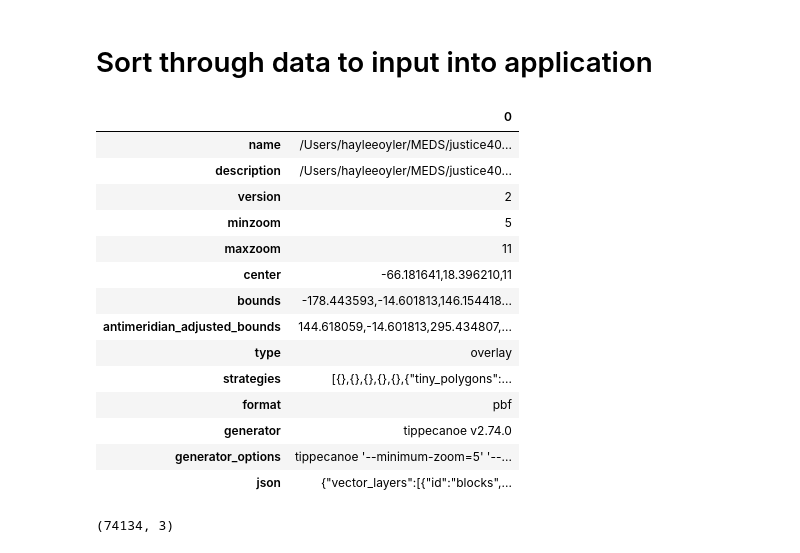
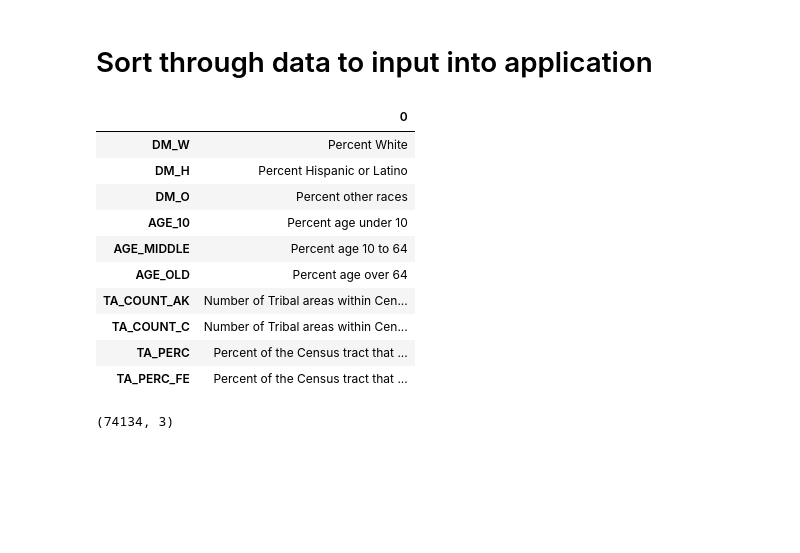
Before and after one commit to Justice40-MEDS/data-exploration, a Jupyter notebook: docs/dataahhhh.ipynb, the cells around one changed output. Drawn from its saved outputs; the diff is of its cells as text; code cells hidden in the pictures; blank space fills up the shorter version.

```diff
--- a/docs/dataahhhh.ipynb
+++ b/docs/dataahhhh.ipynb
@@ -35,36 +35,38 @@ usa = pd.read_csv(os.path.join(score_dir, 'csv', 'full', 'usa.csv'))
 tile_usa = pd.read_csv(os.path.join(score_dir, 'csv', 'tiles', 'usa.csv'))
 # %%
 import json
+# score_dir = '/capstone/justice40/haylees-version-j40/j40-cejst-2/data/data-pipeline/data_pipeline/data/score'
+# score_dir = '~/MEDS/justice40/j40-cejst-2/data/data-pipeline/data_pipeline/data/score'
+# /Users/hayleeoyler/MEDS/justice40/j40-cejst-2/data/data-pipeline/data_pipeline/data/score/csv/tiles/tile_indexes.json
 
-with open(os.path.join(score_dir, 'csv', 'tiles', 'tile_indexes.json')) as f:
+
+with open('/Users/hayleeoyler/MEDS/justice40/j40-cejst-2/data/data-pipeline/data_pipeline/data/score/csv/tiles/tile_indexes.json') as f:
     tile_index = json.load(f)
 tile_index = pd.DataFrame.from_dict(tile_index, orient='index')
 
 
-with open(os.path.join(score_dir, 'tiles', 'high', 'metadata.json')) as f:
-    tiles_high = json.load(f)
-tiles_high = pd.DataFrame.from_dict(tiles_high, orient='index')
+# with open(os.path.join(score_dir, 'tiles', 'high', 'metadata.json')) as f:
+#     tiles_high = json.load(f)
+# tiles_high = pd.DataFrame.from_dict(tiles_high, orient='index')
 
 
-with open(os.path.join(score_dir, 'tiles', 'low', 'metadata.json')) as f:
-    tiles_low = json.load(f)
-tiles_low = pd.DataFrame.from_dict(tiles_low, orient='index')
+# with open(os.path.join(score_dir, 'tiles', 'low', 'metadata.json')) as f:
+#     tiles_low = json.load(f)
+# tiles_low = pd.DataFrame.from_dict(tiles_low, orient='index')
-# %% [output]
-|  | 0 |
-| name | /Users/hayleeoyler/MEDS/justice40... |
-| description | /Users/hayleeoyler/MEDS/justice40... |
-| version | 2 |
-| minzoom | 5 |
-| maxzoom | 11 |
-| center | -66.181641,18.396210,11 |
-| bounds | -178.443593,-14.601813,146.154418... |
-| antimeridian_adjusted_bounds | 144.618059,-14.601813,295.434807,... |
-| type | overlay |
-| strategies | [{},{},{},{},{},{"tiny_polygons":... |
-| format | pbf |
-| generator | tippecanoe v2.74.0 |
-| generator_options | tippecanoe '--minimum-zoom=5' '--... |
-| json | {"vector_layers":[{"id":"blocks",... |
+# %%
+tile_index.tail(10)
+# %% [output]
+|  | 0 |
+| DM_W | Percent White |
+| DM_H | Percent Hispanic or Latino |
+| DM_O | Percent other races |
+| AGE_10 | Percent age under 10 |
+| AGE_MIDDLE | Percent age 10 to 64 |
+| AGE_OLD | Percent age over 64 |
+| TA_COUNT_AK | Number of Tribal areas within Cen... |
+| TA_COUNT_C | Number of Tribal areas within Cen... |
+| TA_PERC | Percent of the Census tract that ... |
+| TA_PERC_FE | Percent of the Census tract that ... |
 # %%
 tracts.shape
 # %% [output]
```
Also changed, not shown: parts of 5 cells of this notebook, 1 other file.
